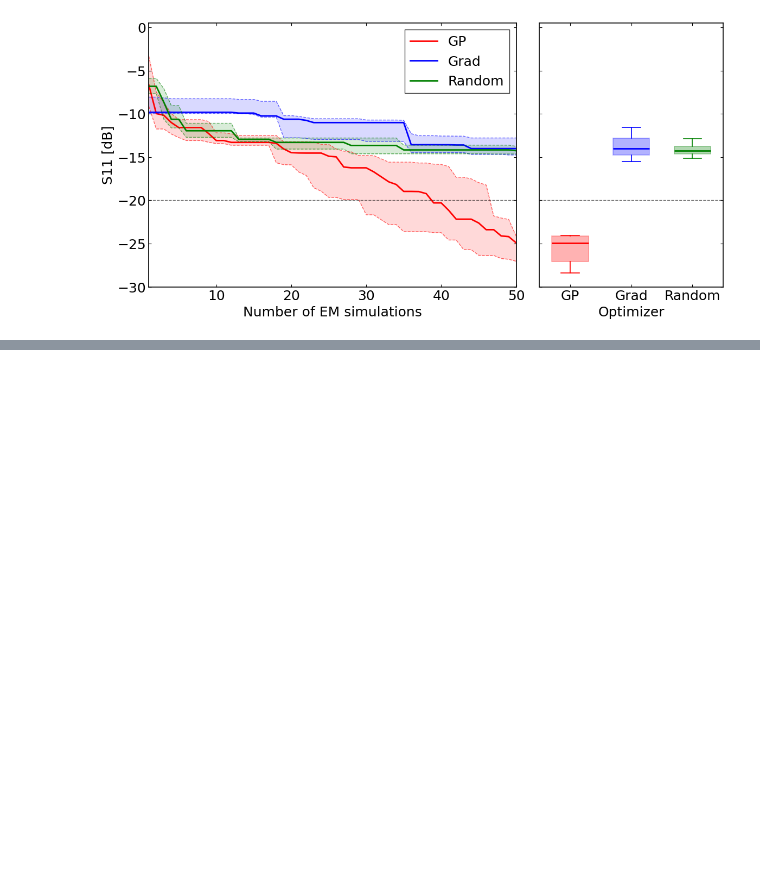
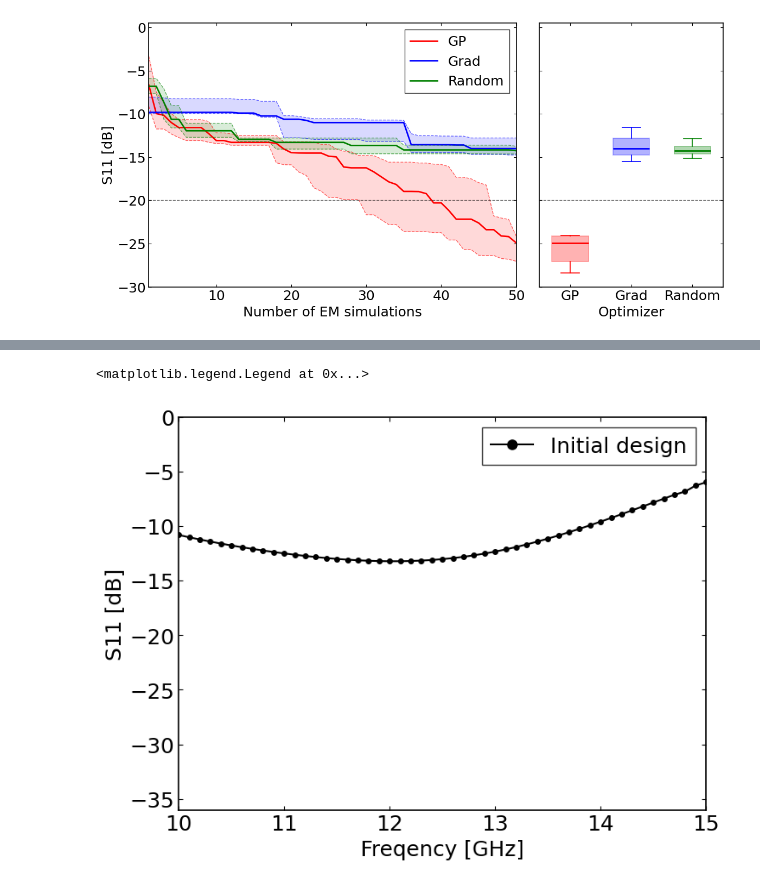
Before and after one commit to Ryoaki374/AntennaSurrogate, a Jupyter notebook: plot.ipynb, the cells around one changed output, grey strips where cells are left out. Cells and saved outputs as stored; diff of their text form; code cells hidden in the pictures; blank space fills up the shorter version.

```diff
--- a/plot.ipynb
+++ b/plot.ipynb
@@ -301,0 +358,12 @@ plt.tight_layout()
+# %%
+df_init = pd.read_csv("./SavedShapes/GP_init.csv",
+                      names=["freq", "S11"],
+                      skiprows=1,
+                      )
+
+df_GP_optim = pd.read_csv("./SavedShapes/GP.csv",
+                          names=["freq", "S11"],
+                            skiprows=1,
+                        )
+
+df_init.head(5)
@@ -301,0 +377,16 @@ plt.tight_layout()
+# %%
+fig, ax = plt.subplots(1, 1, figsize=(8, 6), dpi=100)
+
+ax.plot(df_init['freq'], df_init['S11'], label='Initial design', color='k', linestyle='-', marker='o', markersize=4)
+#ax.plot(df_GP_optim['freq'], df_GP_optim['S11'], label='Optimized design', color='b', linestyle='-', marker='o', markersize=4)
+
+
+ax.set_ylim(-36, 0)
+ax.set_xlim(10, 15)
+
+ax.set_xlabel("Freqency [GHz]")
+ax.set_ylabel("S11 [dB]")
+ax.legend()
+# %% [output]
+<matplotlib.legend.Legend at 0x...>
+[figure, added]
```
Also changed, not shown: parts of 8 cells of this notebook.
